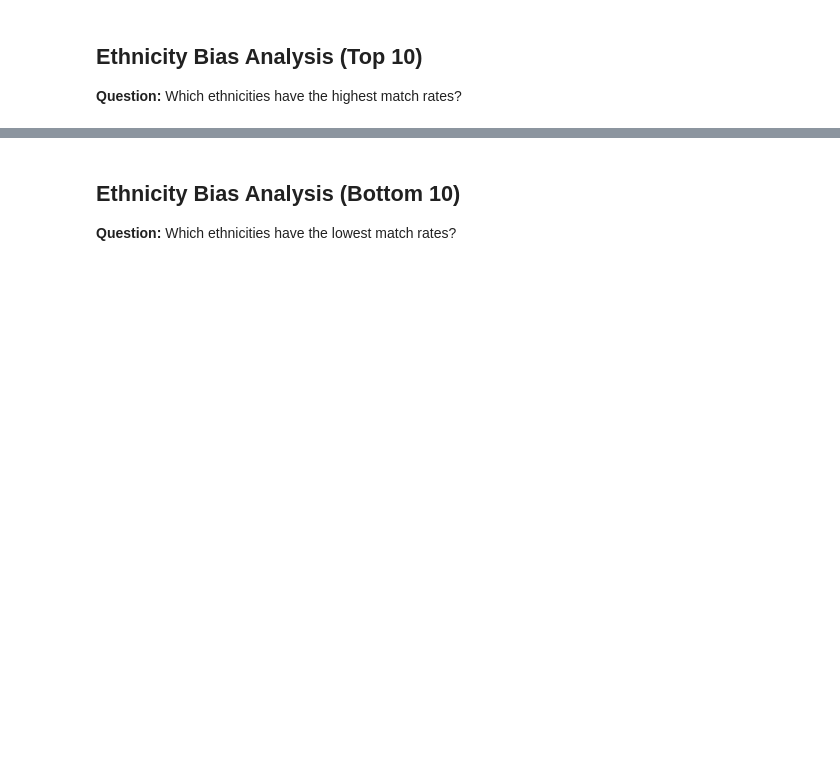
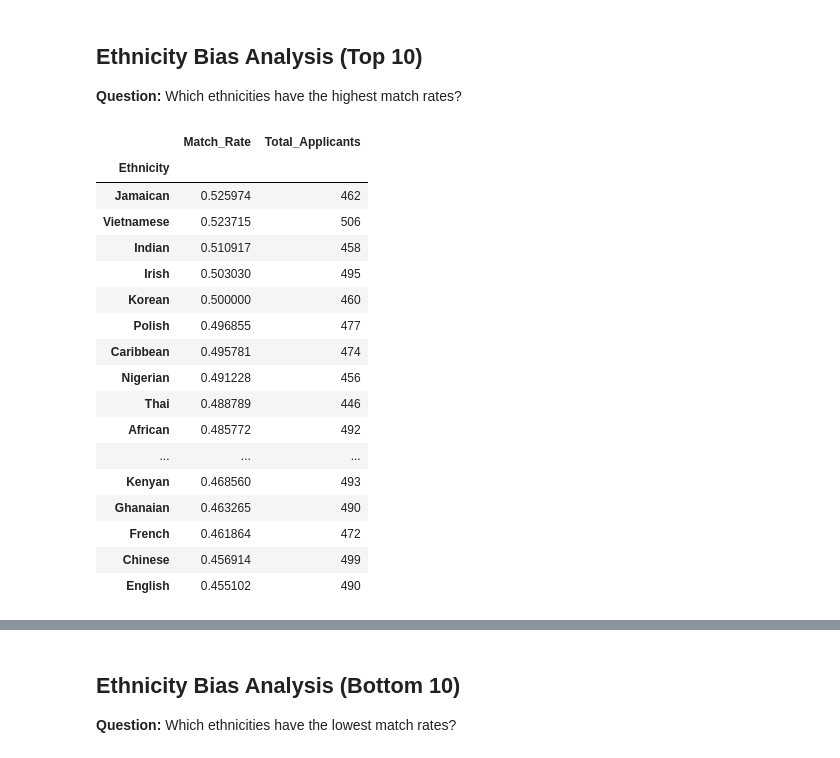
Before and after one commit to LouisDuv/ethical_AI_workflow, a Jupyter notebook: src/notebook.ipynb, the cells around one changed output, grey strips where cells are left out. Saved outputs shown, nothing was run; the diff lists cells and outputs as text; code cells hidden in the pictures; blank space fills up the shorter version.

```diff
--- a/src/notebook.ipynb
+++ b/src/notebook.ipynb
@@ -240,5 +265,27 @@ NameError: name 'race_match' is not defined
 # %% [markdown]
 ## Ethnicity Bias Analysis (Top 10)
 **Question:** Which ethnicities have the highest match rates?
+# %%
+ethnicity_match = calculate_match_rate_by_feature(df_init, 'Ethnicity')
+display(ethnicity_match)
+# %% [output]
+|  | Match_Rate | Total_Applicants |
+| Ethnicity |  |  |
+| Jamaican | 0.525974 | 462 |
+| Vietnamese | 0.523715 | 506 |
+| Indian | 0.510917 | 458 |
+| Irish | 0.503030 | 495 |
+| Korean | 0.500000 | 460 |
+| Polish | 0.496855 | 477 |
+| Caribbean | 0.495781 | 474 |
+| Nigerian | 0.491228 | 456 |
+| Thai | 0.488789 | 446 |
+| African | 0.485772 | 492 |
+| ... | ... | ... |
+| Kenyan | 0.468560 | 493 |
+| Ghanaian | 0.463265 | 490 |
+| French | 0.461864 | 472 |
+| Chinese | 0.456914 | 499 |
+| English | 0.455102 | 490 |
 # %%
 def plot_ethnicity_top10(ethnicity_data: pd.DataFrame, overall_avg: float) -> None:
```
Also changed, not shown: parts of 18 cells of this notebook.
